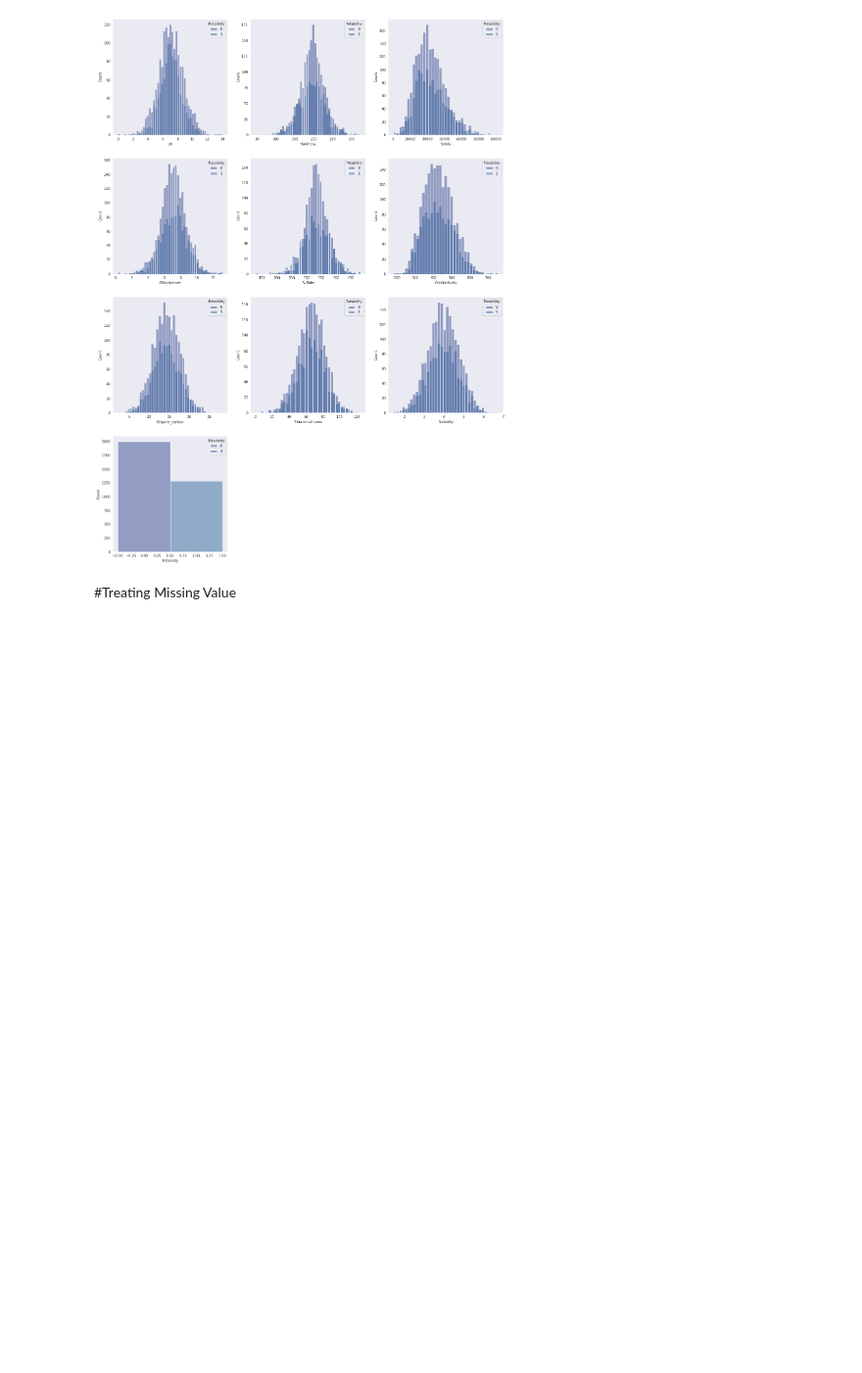
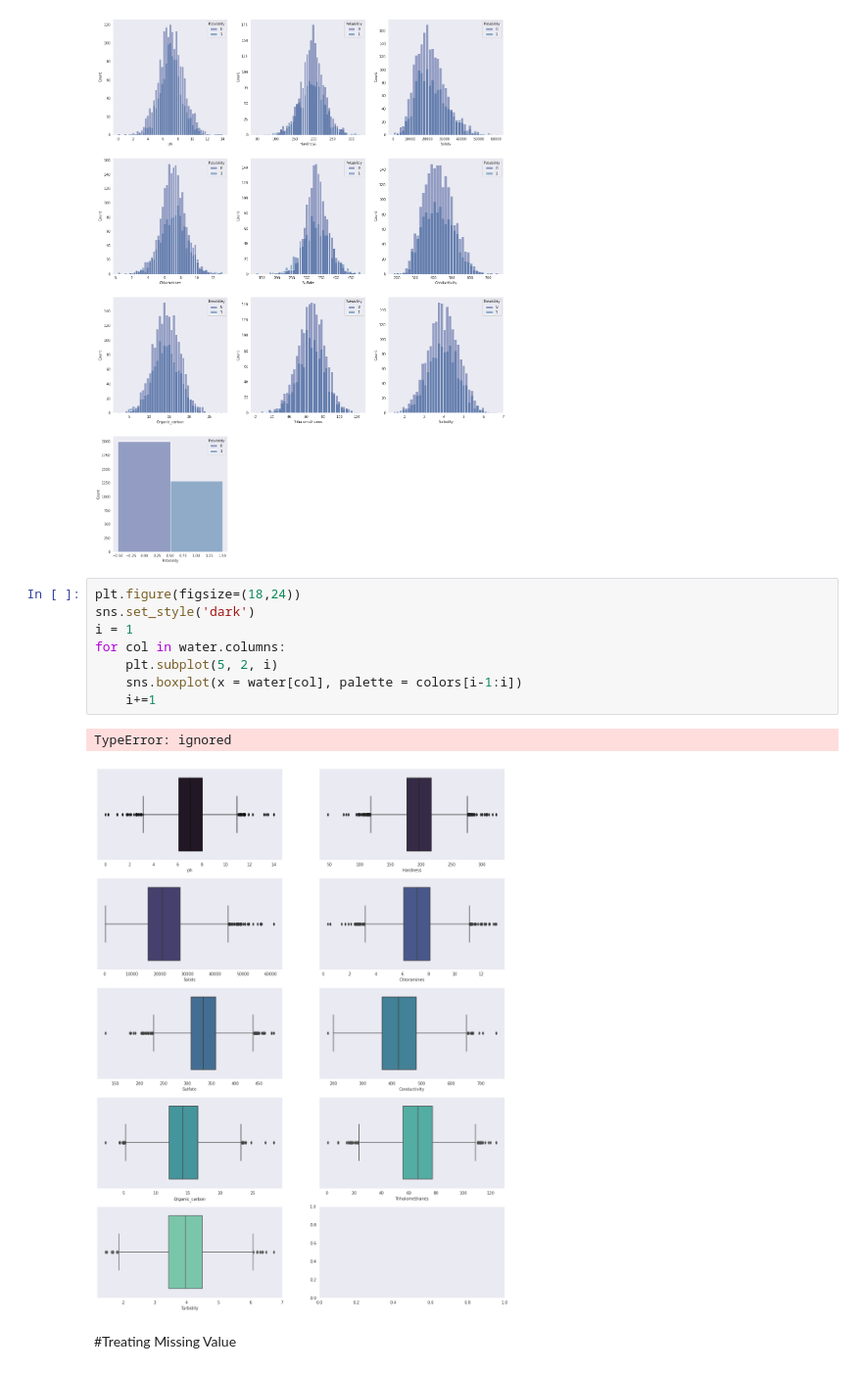
Before and after one commit to Mukundm98/Water-Potability-Analysis-using-ML--python, a Jupyter notebook: Water_Quality_potability.ipynb, the cells around one changed output. Shown at 98% size. Cells and saved outputs as stored; diff of their text form; blank space fills up the shorter version.

```diff
--- a/Water_Quality_potability.ipynb
+++ b/Water_Quality_potability.ipynb
@@ -260,6 +260,17 @@ for col in water2.columns:
     i+=1
 # %% [output]
 [figure]
+# %%
+plt.figure(figsize=(18,24))
+sns.set_style('dark')
+i = 1
+for col in water.columns:
+    plt.subplot(5, 2, i)
+    sns.boxplot(x = water[col], palette = colors[i-1:i])
+    i+=1
+# %% [output]
+TypeError: ignored
+[figure, added]
 # %% [markdown]
 #Treating Missing Value
 # %% [markdown]
```
Also changed, not shown: parts of 13 cells of this notebook.
